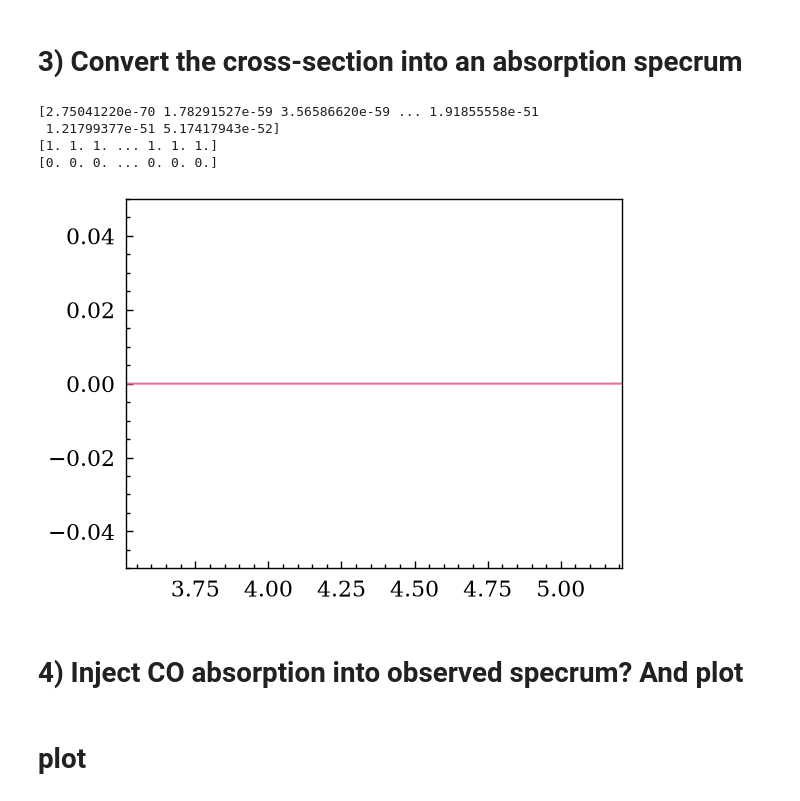
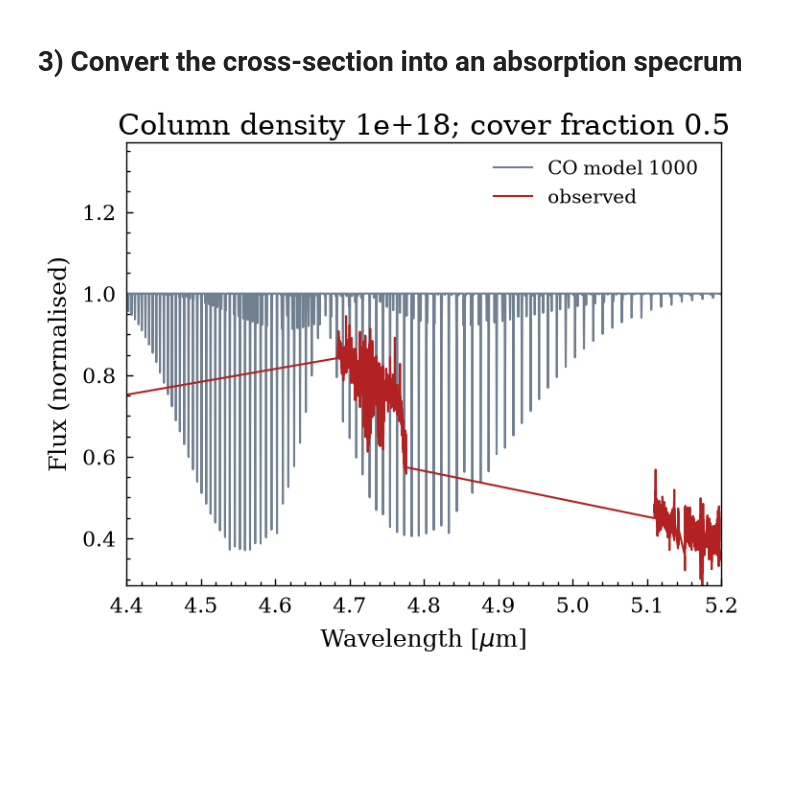
Before and after one commit to allsmurph/Exocomets-Pymolfit, a Jupyter notebook: generate_synthetic_spectra.ipynb, the cells around one changed output. Drawn from its saved outputs; the diff is of its cells as text; code cells hidden in the pictures; blank space fills up the shorter version.

```diff
--- a/generate_synthetic_spectra.ipynb
+++ b/generate_synthetic_spectra.ipynb
@@ -13,7 +13,7 @@ from scipy.ndimage import median_filter
 
 also, normalise flux and uncertainty
 # %%
-tel_corrected_file = "/home/alst3712/clean_data/2022-04-05_M4368/order_regions/tellurics_corrected_parallelised_2022-04-05_M4368.dat"
+tel_corrected_file = "/home/alst3712/exocomet_project/clean_data/2022-04-05_M4368/order_regions/tellurics_corrected_parallelised_2022-04-05_M4368.dat"
 observed = pd.read_csv(tel_corrected_file, comment="#", names=["wavelength", "flux", "error"], delimiter=r"\s+")
 
 wavelength=observed["wavelength"].to_numpy()
@@ -121,7 +121,7 @@ plt.show()
 # %% [markdown]
 # 2) Load one of the CO cross-section CSVs (for 1 temperature)
 # %%
-model_file_1000K = '/home/alst3712/Opacity_spectra/data/processed/CO_T1000K.csv'
+model_file_1000K = '/home/alst3712/exocomet_project/Opacity_spectra/data/processed/CO_T1000K.csv'
 co_model_1000K = pd.read_csv(model_file_1000K)
 
 cross_section = co_model_1000K['cross_section_cm2_molecule'].to_numpy()
@@ -185,46 +185,59 @@ def make_co_template(column_density, c_f):
     # molecules/cm^2 * cm^2/molecule = dimensionless.
 
     optical_depth = column_density * cross_section_grid
-    print(optical_depth)
 
     # Beer-Lambert law for pure absorption.
 
     # Partial covering:
     # a fraction f of the stellar continuum is covered by gas,
     # while the remaining fraction 1-f is unobscured.
 
     transmission = np.exp(-optical_depth)
-    print(transmission)
     absorption = c_f * (1 - transmission)
 
     # Approximate instrumental broadening with a Gaussian line-spread
     # function. We convolve the transmission, not the optical depth.
     #
     # For resolving power R, the approximate Gaussian sigma in
     # log(wavelength) is 1 / (2.355 * R).
 
     # sigma_pixels = (
     #     1 / (2.355 * 10000)
     # ) / dlog_wavelength
 
     # transmission_broadened = gaussian_filter1d(
     #     transmission,
     #     sigma=sigma_pixels,
     #     mode="nearest",
     # )
 
-    return absorption
+
+    return absorption, transmission
+
+
+# save for a range of column densities and cover fractions (and eventually temperatures by changing the model file)
+
+column_density = 1e18
+cover_fraction = 0.5
+absorption, transmission = make_co_template(column_density, cover_fraction)
+
+model_output = pd.DataFrame({'wavelength': model_grid_wavelength, 'flux_transmission': transmission})
+model_output.to_csv(f'Opacity_spectra/CO_absorptions/CO_model_transmission_{column_density:.1f}_{cover_fraction}.dat')
+
+#plot
 
 plt.close()
-absorption = make_co_template(1e-12, 0.5)
-plt.plot(model_grid_wavelength, absorption)
-print(absorption)
+fig, ax= plt.subplots(figsize=(8,6))
+
+plt.plot(model_grid_wavelength, transmission, c='slategrey', label='CO model 1000 ')
+ax.ticklabel_format(useOffset=False)
+plt.plot(wavelength[np.isfinite(observed_flux_norm)], observed_flux_norm[np.isfinite(observed_flux_norm)], c='firebrick', label='observed')
+#plt.ylim(0.999999, 1)
+plt.xlim(4.4, 5.2)
+plt.ylabel('Flux (normalised)')
+plt.xlabel(r'Wavelength [$\mu$m]')
+plt.title(f'Column density {column_density:.0e}; cover fraction {cover_fraction}')
+plt.legend()
 plt.show()
 # %% [output]
-[2.75041220e-70 1.78291527e-59 3.56586620e-59 ... 1.91855558e-51
- 1.21799377e-51 5.17417943e-52]
-[1. 1. 1. ... 1. 1. 1.]
-[0. 0. 0. ... 0. 0. 0.]
-[figure, old version]
+[figure, new version]
-# %% [markdown]
-# 4) Inject CO absorption into observed specrum? And plot
@@ -276,2 +243,0 @@ def inject_co_signal(
-# %% [markdown]
-# plot
```
Also changed, not shown: parts of 9 cells of this notebook, 3 other files.
